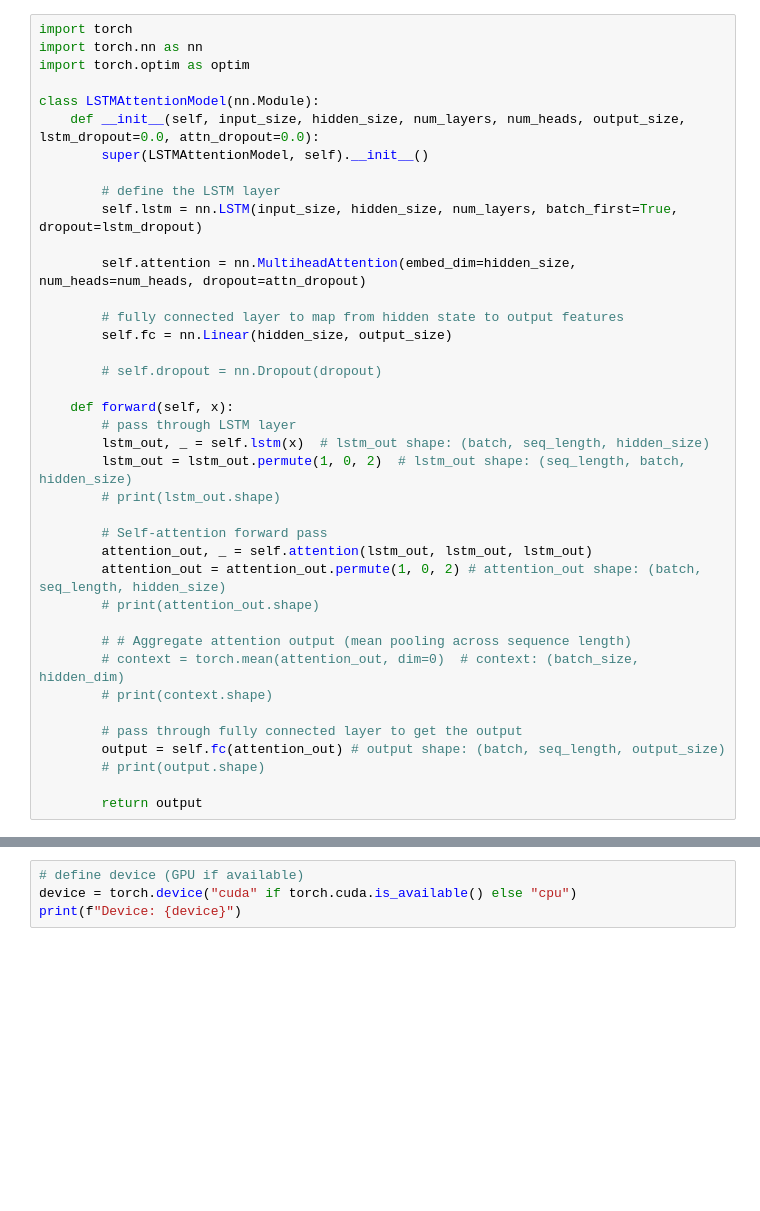
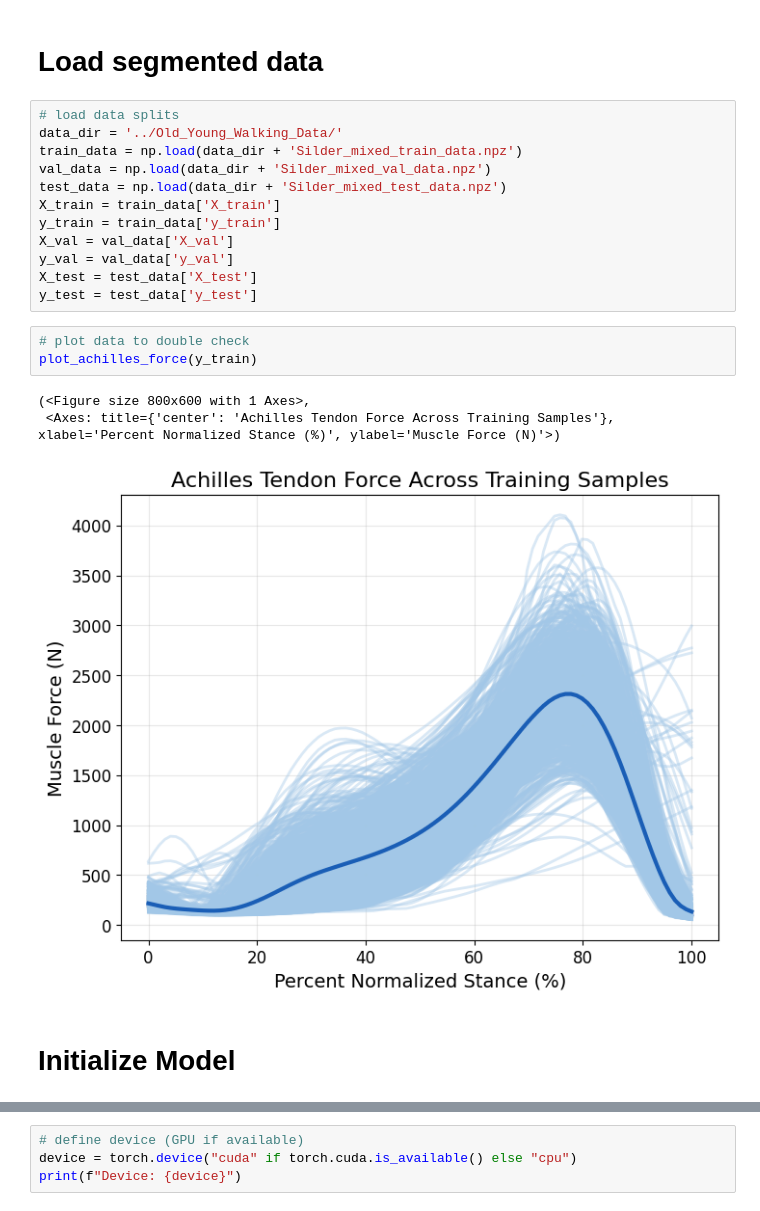
Before and after one commit to anth0nyhle/GRFMuscleModel, a Jupyter notebook: OA_Scripts/OA_LSTM-Attn.ipynb, the cells around one changed output, grey strips where cells are left out. Drawn from its saved outputs; the diff is of its cells as text; blank space fills up the shorter version.

Commit message:
cleaned up OA model notebooks

```diff
--- a/OA_Scripts/OA_LSTM-Attn.ipynb
+++ b/OA_Scripts/OA_LSTM-Attn.ipynb
@@ -93,39 +15,23 @@ plt.yticks(fontsize=18)
-# %%
-import torch
-import torch.nn as nn
-import torch.optim as optim
-
-class LSTMAttentionModel(nn.Module):
-    def __init__(self, input_size, hidden_size, num_layers, num_heads, output_size, lstm_dropout=0.0, attn_dropout=0.0):
-        super(LSTMAttentionModel, self).__init__()
-
-        # define the LSTM layer
-        self.lstm = nn.LSTM(input_size, hidden_size, num_layers, batch_first=True, dropout=lstm_dropout)
-
-        self.attention = nn.MultiheadAttention(embed_dim=hidden_size, num_heads=num_heads, dropout=attn_dropout)
-
-        # fully connected layer to map from hidden state to output features
-        self.fc = nn.Linear(hidden_size, output_size)
-
-        # self.dropout = nn.Dropout(dropout)
-
-    def forward(self, x):
-        # pass through LSTM layer
-        lstm_out, _ = self.lstm(x)  # lstm_out shape: (batch, seq_length, hidden_size)
-        lstm_out = lstm_out.permute(1, 0, 2)  # lstm_out shape: (seq_length, batch, hidden_size)
-        # print(lstm_out.shape)
-
-        # Self-attention forward pass
-        attention_out, _ = self.attention(lstm_out, lstm_out, lstm_out)
-        attention_out = attention_out.permute(1, 0, 2) # attention_out shape: (batch, seq_length, hidden_size)
-        # print(attention_out.shape)
-
-        # # Aggregate attention output (mean pooling across sequence length)
-        # context = torch.mean(attention_out, dim=0)  # context: (batch_size, hidden_dim)
-        # print(context.shape)
-
-        # pass through fully connected layer to get the output
-        output = self.fc(attention_out) # output shape: (batch, seq_length, output_size)
-        # print(output.shape)
-
-        return output
+# %% [markdown]
+# Load segmented data
+# %%
+# load data splits
+data_dir = '../Old_Young_Walking_Data/'
+train_data = np.load(data_dir + 'Silder_mixed_train_data.npz')
+val_data = np.load(data_dir + 'Silder_mixed_val_data.npz')
+test_data = np.load(data_dir + 'Silder_mixed_test_data.npz')
+X_train = train_data['X_train']
+y_train = train_data['y_train']
+X_val = val_data['X_val']
+y_val = val_data['y_val']
+X_test = test_data['X_test']
+y_test = test_data['y_test']
+# %%
+# plot data to double check
+plot_achilles_force(y_train)
+# %% [output]
+(<Figure size 800x600 with 1 Axes>,
+ <Axes: title={'center': 'Achilles Tendon Force Across Training Samples'}, xlabel='Percent Normalized Stance (%)', ylabel='Muscle Force (N)'>)
+[figure, added]
+# %% [markdown]
+# Initialize Model
```
Also changed, not shown: parts of 21 cells of this notebook, 8 other files.
